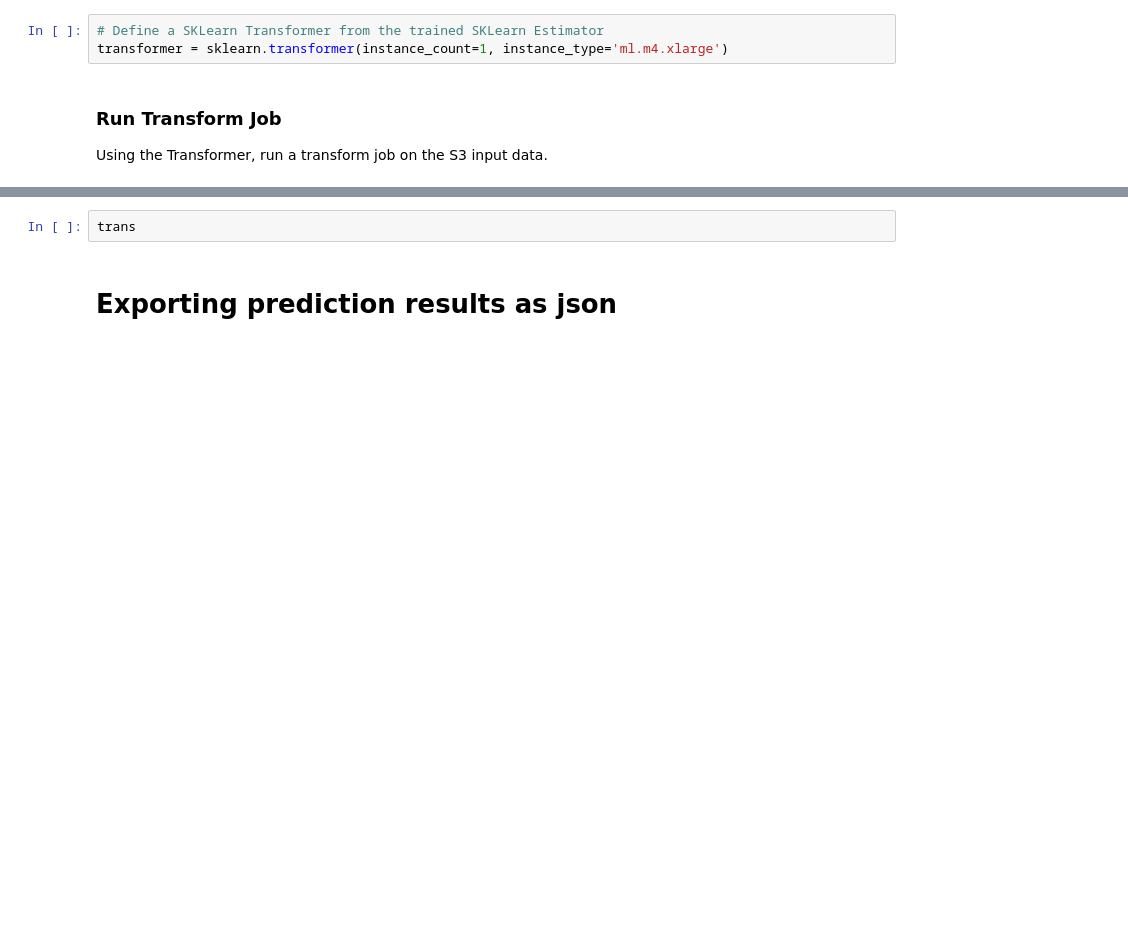
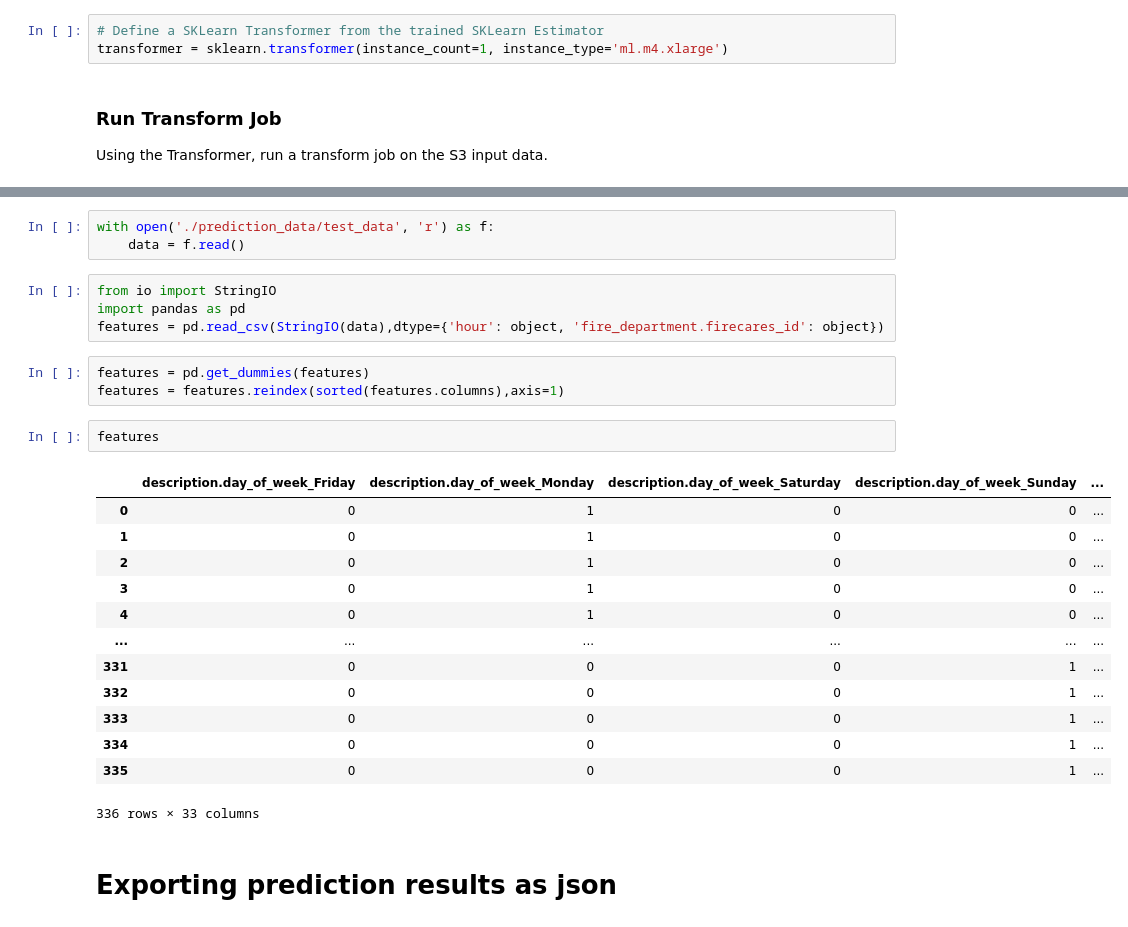
Before and after one commit to FireCARES/research, a Jupyter notebook: hourly_call_volume/hourly_ems_calls.ipynb, the cells around one changed output, grey strips where cells are left out. Drawn from its saved outputs; the diff is of its cells as text; blank space fills up the shorter version.

```diff
--- a/hourly_call_volume/hourly_ems_calls.ipynb
+++ b/hourly_call_volume/hourly_ems_calls.ipynb
@@ -107,5 +107,29 @@ Successfully installed hourly-call-prediction-1.0.0
-# %%
-trans
+# %%
+with open('./prediction_data/test_data', 'r') as f:
+    data = f.read()
+# %%
+from io import StringIO
+import pandas as pd
+features = pd.read_csv(StringIO(data),dtype={'hour': object, 'fire_department.firecares_id': object})
+# %%
+features = pd.get_dummies(features)
+features = features.reindex(sorted(features.columns),axis=1)
+# %%
+features
+# %% [output]
+|  | description.day_of_week_Friday | description.day_of_week_Monday | description.day_of_week_Saturday | description.day_of_week_Sunday | ... |
+| 0 | 0 | 1 | 0 | 0 | ... |
+| 1 | 0 | 1 | 0 | 0 | ... |
+| 2 | 0 | 1 | 0 | 0 | ... |
+| 3 | 0 | 1 | 0 | 0 | ... |
+| 4 | 0 | 1 | 0 | 0 | ... |
+| ... | ... | ... | ... | ... | ... |
+| 331 | 0 | 0 | 0 | 1 | ... |
+| 332 | 0 | 0 | 0 | 1 | ... |
+| 333 | 0 | 0 | 0 | 1 | ... |
+| 334 | 0 | 0 | 0 | 1 | ... |
+| 335 | 0 | 0 | 0 | 1 | ... |
+336 rows × 33 columns
 # %% [markdown]
 # Exporting prediction results as json
 # %%
```
Also changed, not shown: parts of 7 cells of this notebook, 3 other files.
